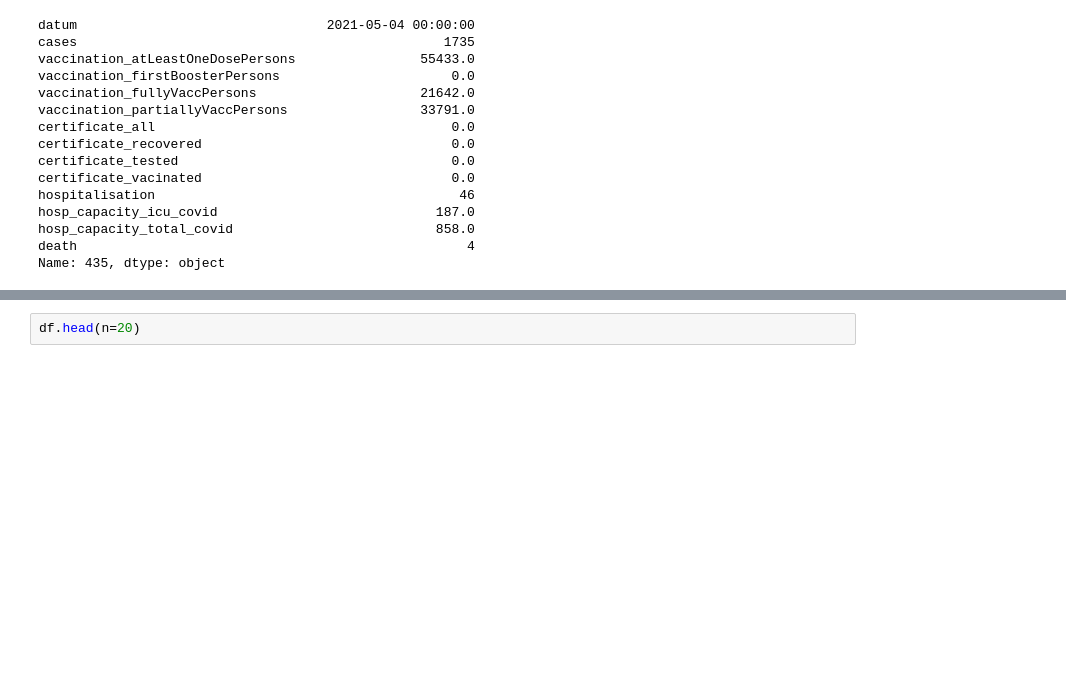
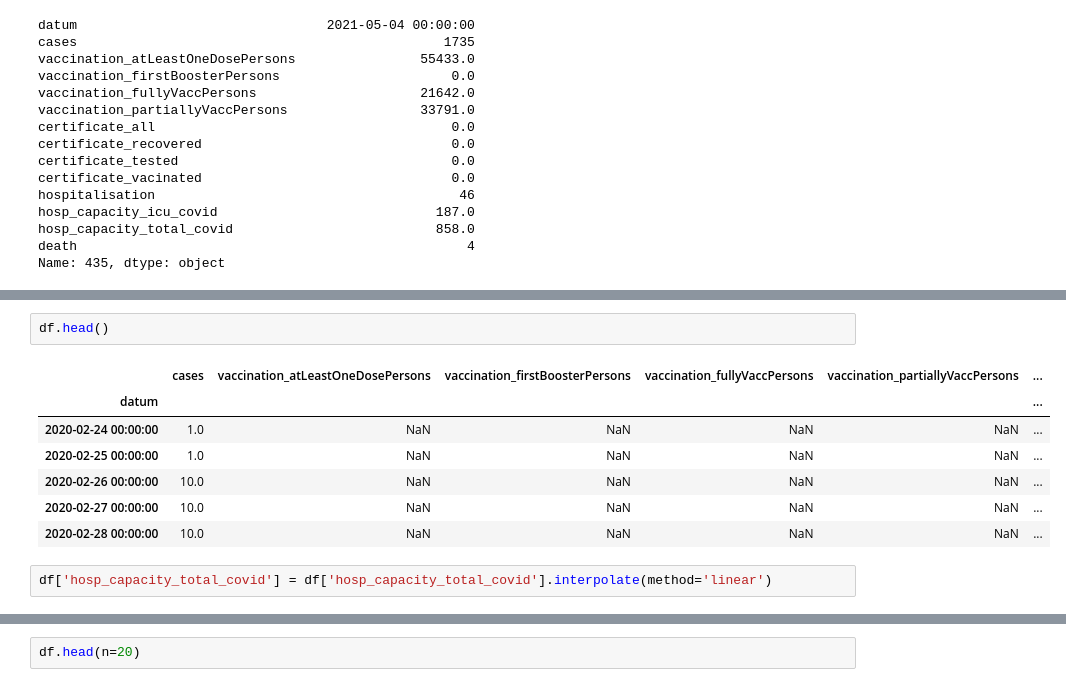
Before and after one commit to maggi71/ml-corona, a Jupyter notebook: preprocessing/data_analysis.ipynb, the cells around one changed output, grey strips where cells are left out. Drawn from its saved outputs; the diff is of its cells as text; blank space fills up the shorter version.

```diff
--- a/preprocessing/data_analysis.ipynb
+++ b/preprocessing/data_analysis.ipynb
@@ -346,0 +357,12 @@ df['hosp_capacity_icu_covid'] = df['hosp_capacity_icu_covid'].interpolate(method
+# %%
+df.head()
+# %% [output]
+|  | cases | vaccination_atLeastOneDosePersons | vaccination_firstBoosterPersons | vaccination_fullyVaccPersons | vaccination_partiallyVaccPersons | ... |
+| datum |  |  |  |  |  | ... |
+| 2020-02-24 00:00:00 | 1.0 | NaN | NaN | NaN | NaN | ... |
+| 2020-02-25 00:00:00 | 1.0 | NaN | NaN | NaN | NaN | ... |
+| 2020-02-26 00:00:00 | 10.0 | NaN | NaN | NaN | NaN | ... |
+| 2020-02-27 00:00:00 | 10.0 | NaN | NaN | NaN | NaN | ... |
+| 2020-02-28 00:00:00 | 10.0 | NaN | NaN | NaN | NaN | ... |
+# %%
+df['hosp_capacity_total_covid'] = df['hosp_capacity_total_covid'].interpolate(method='linear')
```
Also changed, not shown: parts of 9 cells of this notebook, 1 other file.
